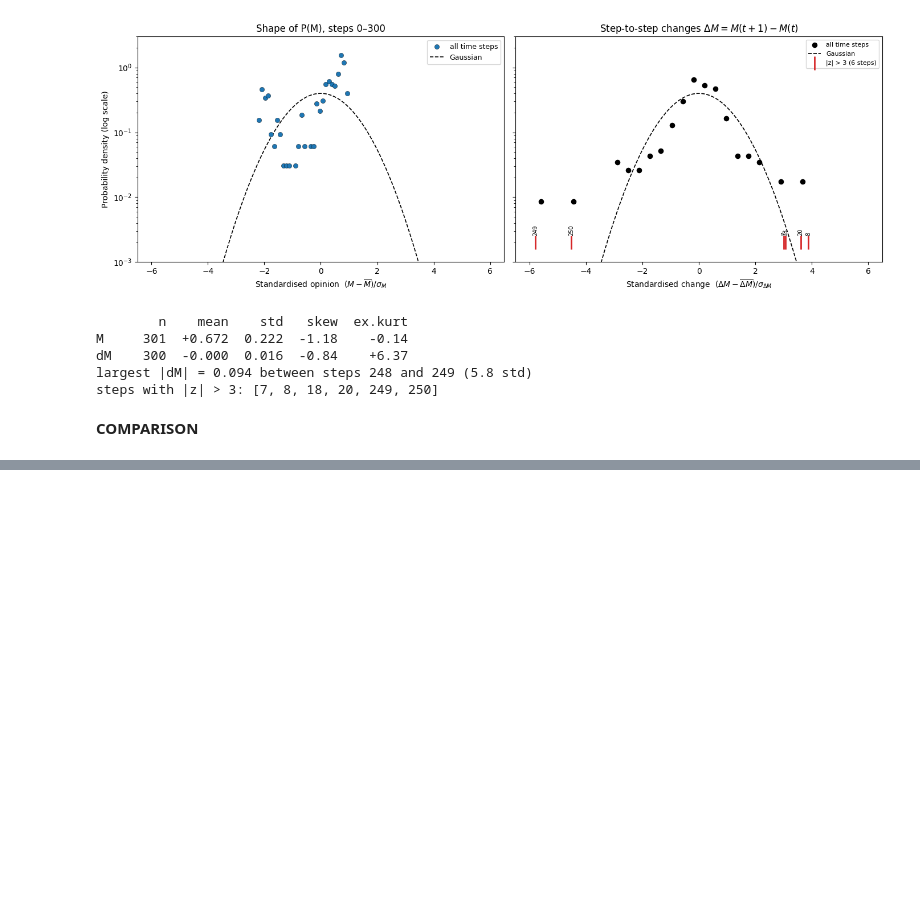
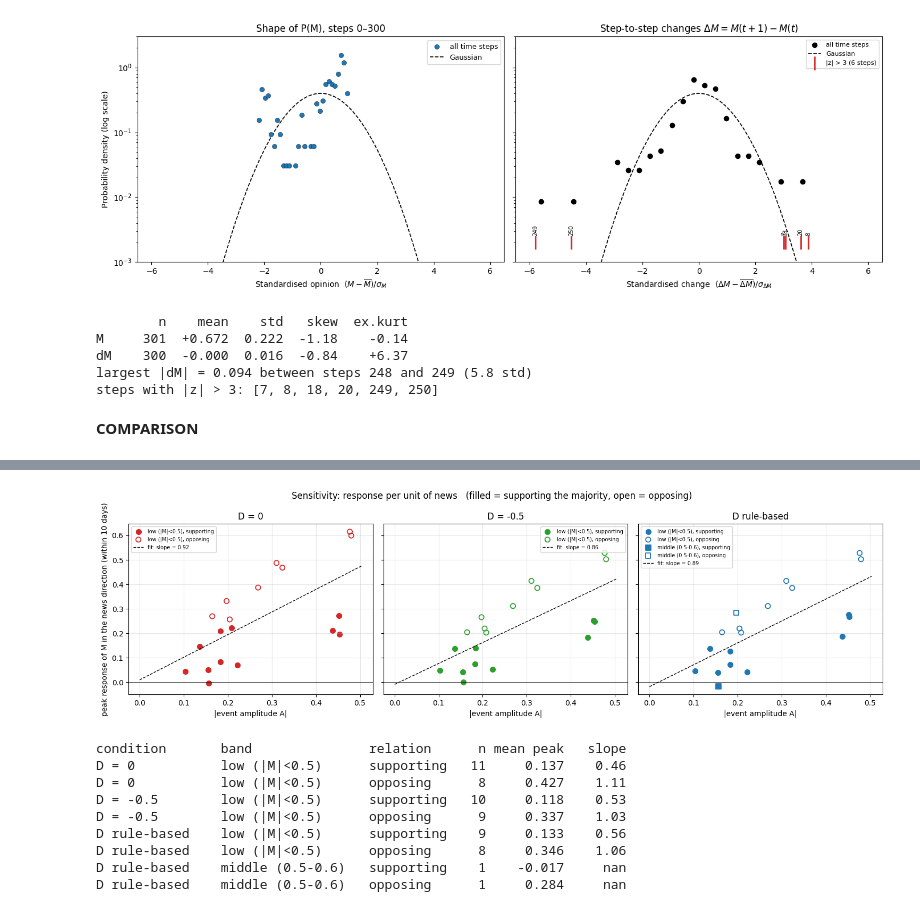
Before and after one commit to fadilaha/Ising-Model-on-Social-Opinion-Dynamic, a Jupyter notebook: Experiment_D_HeatBath_AB_BC_Residual.ipynb, the cells around one changed output, grey strips where cells are left out. Saved outputs shown, nothing was run; the diff lists cells and outputs as text; code cells hidden in the pictures; blank space fills up the shorter version.

```diff
--- a/Experiment_D_HeatBath_AB_BC_Residual.ipynb
+++ b/Experiment_D_HeatBath_AB_BC_Residual.ipynb
@@ -1080,0 +1106,69 @@ def band_of(m):
+# %%
+# ============================================================
+# STATISTICS CELL 1: SENSITIVITY - response per unit of news
+# for every event: peak response of M in the direction of the news, vs |amplitude|
+# ============================================================
+window = 10          # days after the event in which the peak is searched (= event spacing)
+
+band_markers = {'low (|M|<0.5)': 'o', 'middle (0.5-0.6)': 's', 'top (|M|>0.6)': '^'}
+rows = []
+fig, axes = plt.subplots(1, len(names), figsize=(5 * len(names), 4.5), sharey=True)
+axes = np.atleast_1d(axes)
+for ax, name in zip(axes, names):
+    M = np.asarray(R[name]['M'], dtype=float)
+    pts = []
+    for day, A, fade in events:
+        t0 = int(day)
+        if t0 + window >= len(M):
+            continue
+        s = np.sign(A)
+        resp = s * (M[t0 + 1:t0 + window + 1] - M[t0])      # change in the direction of the news
+        peak = resp.max()
+        # supporting = news in the same direction as the current majority
+        relation = 'supporting' if np.sign(M[t0]) == s else 'opposing'
+        band = band_of(M[t0])
+        pts.append((abs(A), peak, band, relation))
+        rows.append(dict(condition=name, day=t0, A=A, peak=peak, band=band, relation=relation))
+    for band, mk in band_markers.items():
+        for relation, fill in [('supporting', True), ('opposing', False)]:
+            sel = [(a, p) for a, p, b, r in pts if b == band and r == relation]
+            if sel:
+                a, p = np.array(sel).T
+                ax.scatter(a, p, marker=mk, s=45, color=colors.get(name),
+                           facecolors=colors.get(name) if fill else 'none', lw=1.3,
+                           label=f'{band}, {relation}')
+    # linear fit through all events: slope = sensitivity
+    a_all = np.array([p[0] for p in pts]); p_all = np.array([p[1] for p in pts])
+    if len(a_all) > 2:
+        slope, icpt = np.polyfit(a_all, p_all, 1)
+        xs = np.linspace(0, a_all.max() * 1.05, 50)
+        ax.plot(xs, slope * xs + icpt, 'k--', lw=1, label=f'fit: slope = {slope:.2f}')
+    ax.axhline(0, color='k', lw=0.5)
+    ax.set_title(name); ax.set_xlabel('|event amplitude A|'); ax.grid(alpha=0.3)
+    ax.legend(fontsize=7)
+axes[0].set_ylabel(f'peak response of M in the news direction (within {window} days)')
+fig.suptitle('Sensitivity: response per unit of news   (filled = supporting the majority, open = opposing)')
+plt.tight_layout(); plt.show()
+
+# ---- table: sensitivity (slope) per condition, band and relation ----
+print(f"{'condition':15s} {'band':18s} {'relation':11s} {'n':>3s} {'mean peak':>9s} {'slope':>7s}")
+for name in names:
+    for band in band_markers:
+        for relation in ['supporting', 'opposing']:
+            sel = [r for r in rows if r['condition'] == name and r['band'] == band and r['relation'] == relation]
+            if not sel:
+                continue
+            a = np.abs([r['A'] for r in sel]); p = np.array([r['peak'] for r in sel])
+            slope = np.polyfit(a, p, 1)[0] if len(sel) > 2 else np.nan
+            print(f"{name:15s} {band:18s} {relation:11s} {len(sel):3d} {p.mean():9.3f} {slope:7.2f}")
+# %% [output]
+[figure, added]
+condition       band               relation      n mean peak   slope
+D = 0           low (|M|<0.5)      supporting   11     0.137    0.46
+D = 0           low (|M|<0.5)      opposing      8     0.427    1.11
+D = -0.5        low (|M|<0.5)      supporting   10     0.118    0.53
+D = -0.5        low (|M|<0.5)      opposing      9     0.337    1.03
+D rule-based    low (|M|<0.5)      supporting    9     0.133    0.56
+D rule-based    low (|M|<0.5)      opposing      8     0.346    1.06
+D rule-based    middle (0.5-0.6)   supporting    1    -0.017     nan
+D rule-based    middle (0.5-0.6)   opposing      1     0.284     nan
```
Also changed, not shown: parts of 20 cells of this notebook.
